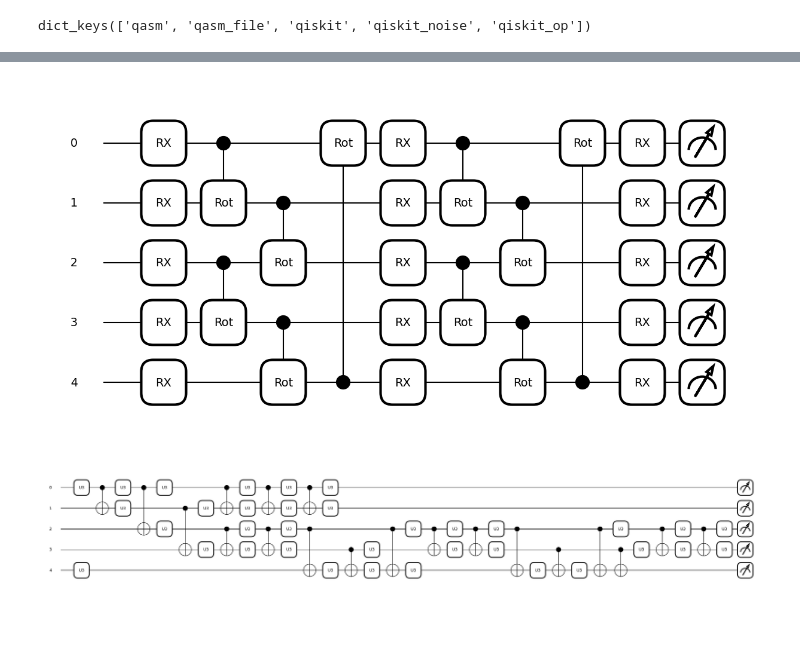
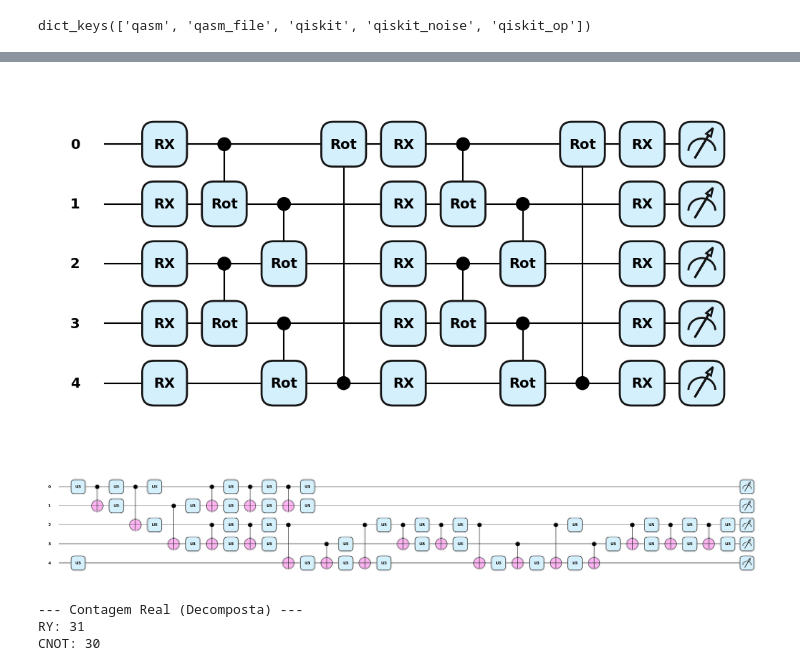
Before and after one commit to quantum-cesar-lab/HE-Quantum-Anomaly-Detection, a Jupyter notebook: notebooks/circuit_visualization.ipynb, the cells around one changed output, grey strips where cells are left out. Drawn from its saved outputs; the diff is of its cells as text; code cells hidden in the pictures; blank space fills up the shorter version.

Commit message:
update classes in circuits.py

```diff
--- a/notebooks/circuit_visualization.ipynb
+++ b/notebooks/circuit_visualization.ipynb
@@ -119,29 +119,59 @@ print("=" * 75)
 dev = qml.device('default.qubit', wires = 5)
 @qml.qnode(dev)
 def check_ansatz_circuit(params):
-    q_circuit = QSVDDCircuit(n_qubits)
-    q_circuit.ansatz(params)
+    q_circuit = ProposedVQC(n_qubits)
+    q_circuit.proposed_ansatz(params)
     return qml.state()
 
 
-qml.drawer.use_style("black_white")
+qml.drawer.use_style("pennylane")
 fig, ax = qml.draw_mpl(check_ansatz_circuit)(params)
-
+fig.set_size_inches(10, 5)
 plt.show()
 # %% [output]
-[figure, old version]
+[figure, new version]
 # %%
 dev = qml.device('default.qubit', wires = 5)
 @qml.qnode(dev)
 def check_feature_mapping_circuit(amplitude_array):
     q_circuit = QSVDDCircuit(n_qubits)
     mapping_fn = q_circuit.feature_mapping(amplitude_array, method="baa_lowrank")
     mapping_fn(wires=range(n_qubits))
     return qml.state()
 
-qml.drawer.use_style("black_white")
+qml.drawer.use_style("pennylane")
 fig, ax = qml.draw_mpl(check_feature_mapping_circuit)(amplitudes)
 
 plt.show()
 # %% [output]
-[figure, old version]
+[figure, new version]
+# %%
+dev = qml.device("default.qubit", wires=n_qubits)
+
+@qml.qnode(dev)
+def cost_circuit(data):
+    qml.AmplitudeEmbedding(data, wires=range(n_qubits), normalize=True)
+    return qml.state()
+
+# 2. Capture a fita (tape) usando construct_tape
+tape = qml.workflow.construct_tape(cost_circuit)(amplitudes)
+
+# 3. Expanda a fita até encontrar portas fundamentais
+# Isso vai "abrir" o AmplitudeEmbedding
+expanded_tape = tape.expand(
+    depth=5,
+    stop_at=lambda obj: obj.name in ["CNOT", "RY", "RZ", "RX"]
+)
+
+# 4. Conte as portas manualmente na fita expandida
+gate_counts = {}
+for op in expanded_tape.operations:
+    gate_counts[op.name] = gate_counts.get(op.name, 0) + 1
+
+print("--- Contagem Real (Decomposta) ---")
+for gate, count in gate_counts.items():
+    print(f"{gate}: {count}")
+# %% [output]
+--- Contagem Real (Decomposta) ---
+RY: 31
+CNOT: 30
```
Also changed, not shown: parts of 5 cells of this notebook, 1 other file.
